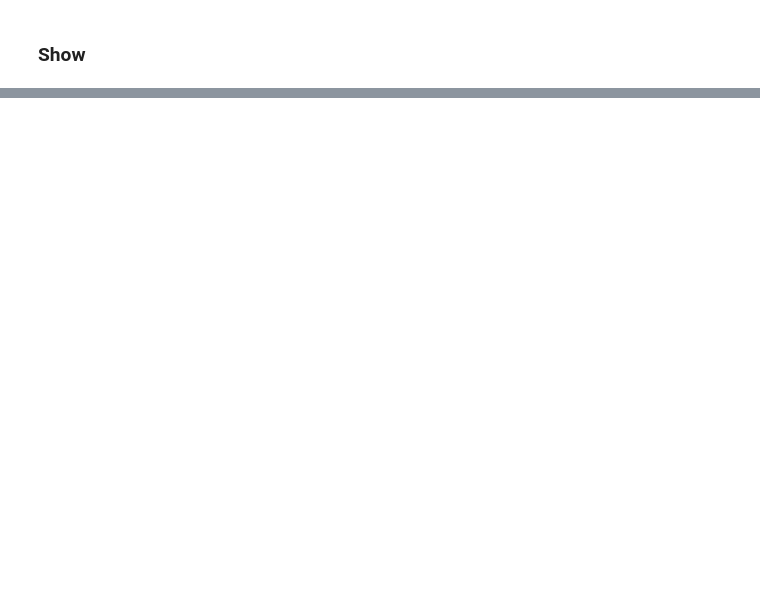
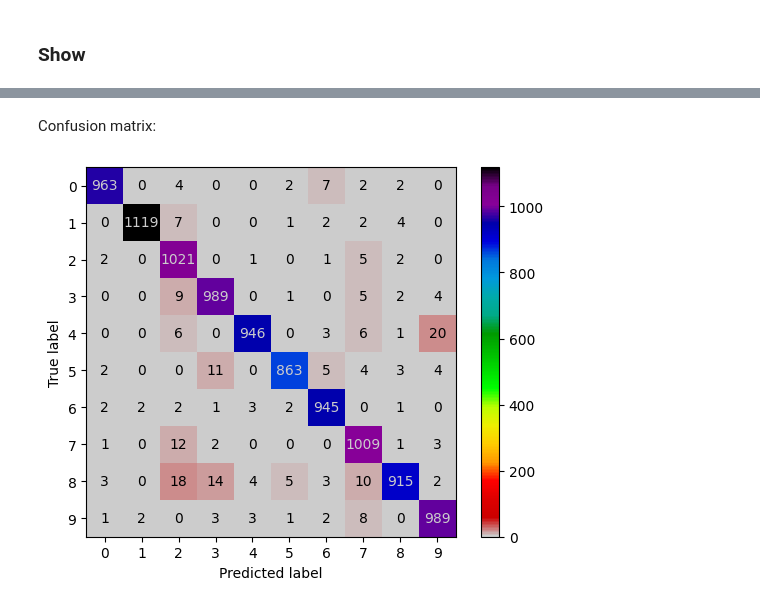
Before and after one commit to camiloakv/deep_dish, a Jupyter notebook: mnist_tensorflow.ipynb, the cells around one changed output, grey strips where cells are left out. Saved outputs shown, nothing was run; the diff lists cells and outputs as text; code cells hidden in the pictures; blank space fills up the shorter version.

```diff
--- a/mnist_tensorflow.ipynb
+++ b/mnist_tensorflow.ipynb
@@ -192,0 +210,6 @@ foo = utils.plot_wrong_mnist(test_images, pred, real, neqs, width, height)
+# %% [markdown]
+Confusion matrix:
+# %%
+foo = ConfusionMatrixDisplay.from_predictions(real, pred, labels=range(10), cmap='nipy_spectral_r')
+# %% [output]
+[figure, added]
```
Also changed, not shown: parts of 36 cells of this notebook, 2 other files.
